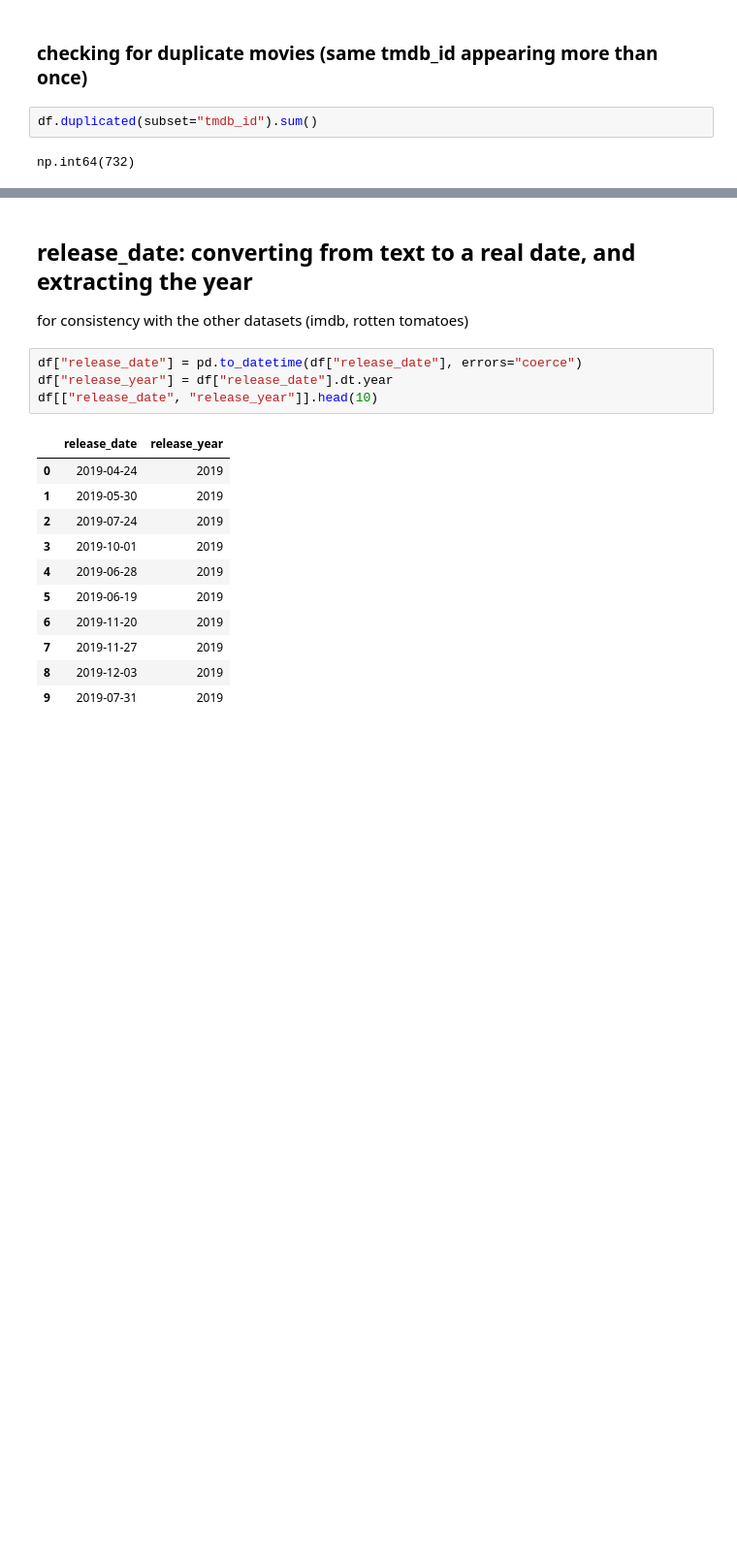
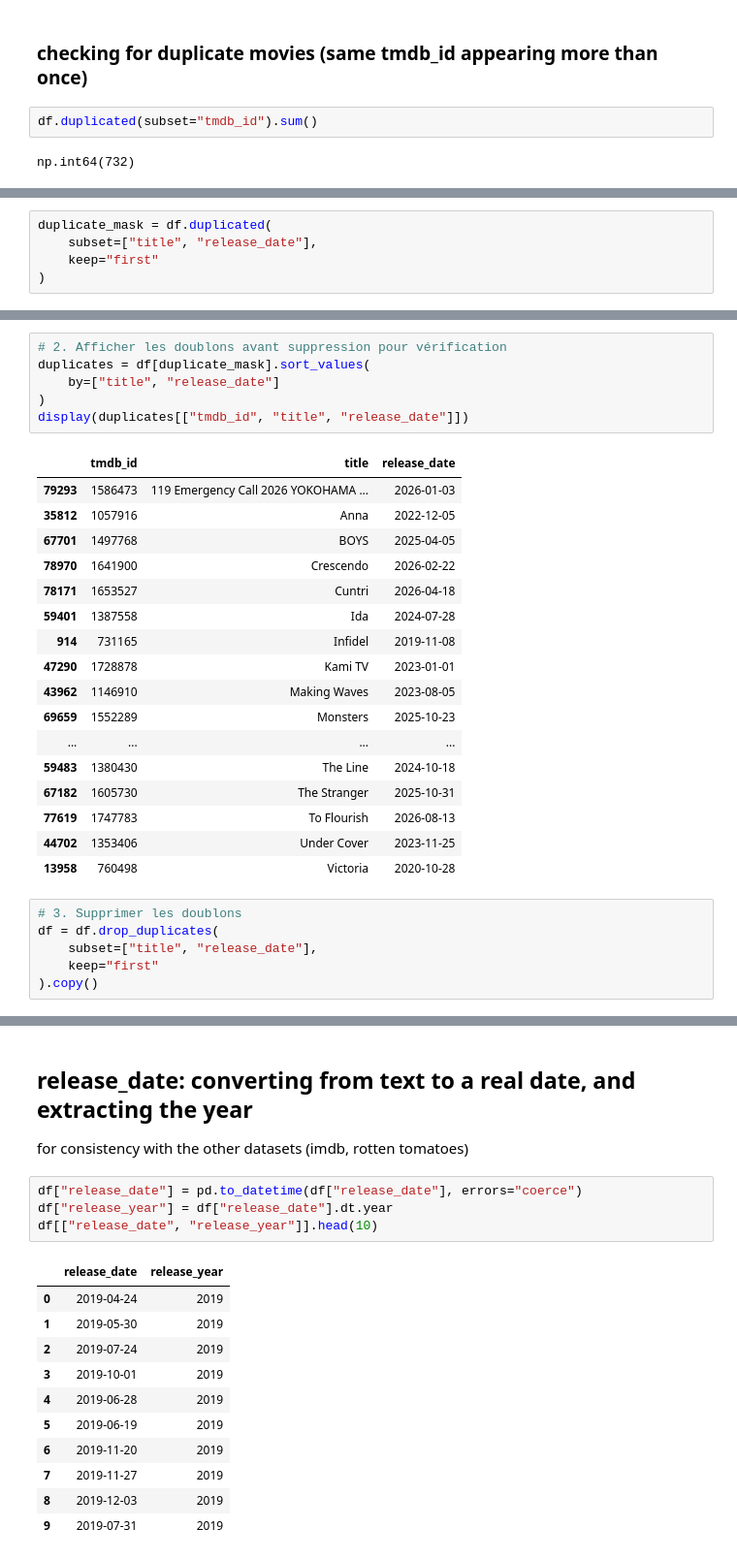
Before and after one commit to sarahmoussaoui/Data-Mining-Movies-Project, a Jupyter notebook: src/cleaning/clean_tmdb.ipynb, the cells around one changed output, grey strips where cells are left out. Shown at 97% size. Cells and saved outputs as stored; diff of their text form; blank space fills up the shorter version.

```diff
--- a/src/cleaning/clean_tmdb.ipynb
+++ b/src/cleaning/clean_tmdb.ipynb
@@ -75,0 +130,5 @@ Doublons supprimes : 732
+# %%
+duplicate_mask = df.duplicated(
+    subset=["title", "release_date"],
+    keep="first"
+)
@@ -75,0 +139,30 @@ Doublons supprimes : 732
+# %%
+# 2. Afficher les doublons avant suppression pour vérification
+duplicates = df[duplicate_mask].sort_values(
+    by=["title", "release_date"]
+)
+display(duplicates[["tmdb_id", "title", "release_date"]])
+# %% [output]
+|  | tmdb_id | title | release_date |
+| 79293 | 1586473 | 119 Emergency Call 2026 YOKOHAMA ... | 2026-01-03 |
+| 35812 | 1057916 | Anna | 2022-12-05 |
+| 67701 | 1497768 | BOYS | 2025-04-05 |
+| 78970 | 1641900 | Crescendo | 2026-02-22 |
+| 78171 | 1653527 | Cuntri | 2026-04-18 |
+| 59401 | 1387558 | Ida | 2024-07-28 |
+| 914 | 731165 | Infidel | 2019-11-08 |
+| 47290 | 1728878 | Kami TV | 2023-01-01 |
+| 43962 | 1146910 | Making Waves | 2023-08-05 |
+| 69659 | 1552289 | Monsters | 2025-10-23 |
+| ... | ... | ... | ... |
+| 59483 | 1380430 | The Line | 2024-10-18 |
+| 67182 | 1605730 | The Stranger | 2025-10-31 |
+| 77619 | 1747783 | To Flourish | 2026-08-13 |
+| 44702 | 1353406 | Under Cover | 2023-11-25 |
+| 13958 | 760498 | Victoria | 2020-10-28 |
+# %%
+# 3. Supprimer les doublons
+df = df.drop_duplicates(
+    subset=["title", "release_date"],
+    keep="first"
+).copy()
```
Also changed, not shown: parts of 10 cells of this notebook, 2 other files.
